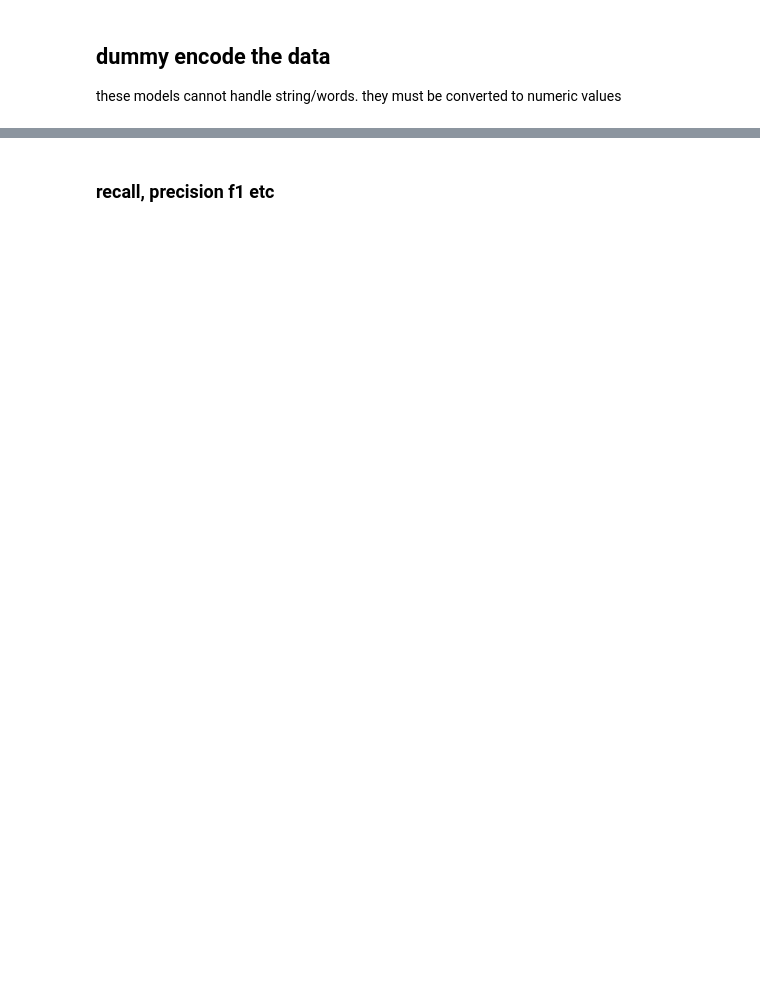
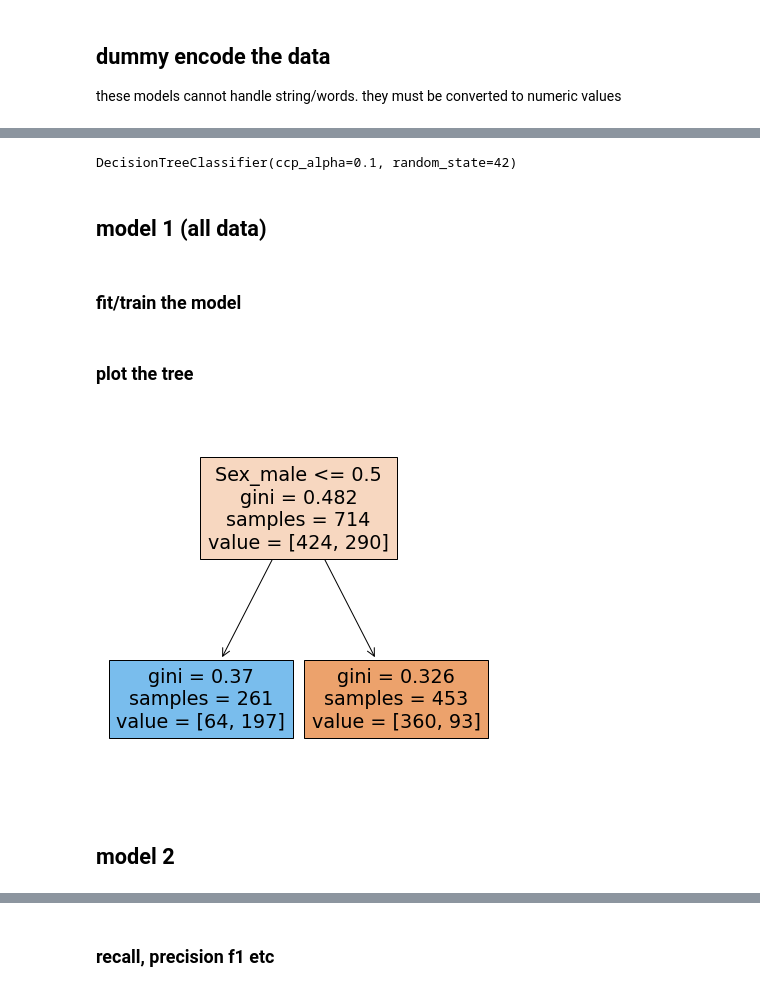
Before and after one commit to matthewpecsok/4482_fall_2022, a Jupyter notebook: tutorials/decision_tree_sklearn_titanic_tutorial.ipynb, the cells around one changed output, grey strips where cells are left out. Saved outputs shown, nothing was run; the diff lists cells and outputs as text; code cells hidden in the pictures; blank space fills up the shorter version.

Commit message:
tutorial updates, removed train test split. added in more simple models.

```diff
--- a/tutorials/decision_tree_sklearn_titanic_tutorial.ipynb
+++ b/tutorials/decision_tree_sklearn_titanic_tutorial.ipynb
@@ -145,3 +218,0 @@ _ = tree.plot_tree(tree_model_1,
-# %%
-# demonstrating how to drop all columns starting with "Cabin"
-titanic_encoded_X.drop(titanic_encoded_X.columns[titanic_encoded_X.columns.str.startswith('Cabin')], axis=1, inplace=False)
@@ -231,0 +377,9 @@ for numeric_var in ['Age','Fare','Parch','SibSp']:
+# %%
+tree_model_1 = tree.DecisionTreeClassifier(random_state=random_state,ccp_alpha=.10)
+tree_model_1
+# %% [output]
+DecisionTreeClassifier(ccp_alpha=0.1, random_state=42)
+# %% [markdown]
+## model 1 (all data)
+# %% [markdown]
+### fit/train the model
@@ -231,0 +390,11 @@ for numeric_var in ['Age','Fare','Parch','SibSp']:
+# %% [markdown]
+### plot the tree
+# %%
+fig = plt.figure(figsize=(7,7))
+_ = tree.plot_tree(tree_model_1,
+                   feature_names=titanic_encoded_X.columns.to_list(), # make sure the feature names are in output
+                   filled=True) # filled true color codes by the class. shading indicates proportion or quality of split
+# %% [output]
+[figure, added]
+# %% [markdown]
+## model 2
```
Also changed, not shown: parts of 101 cells of this notebook.
